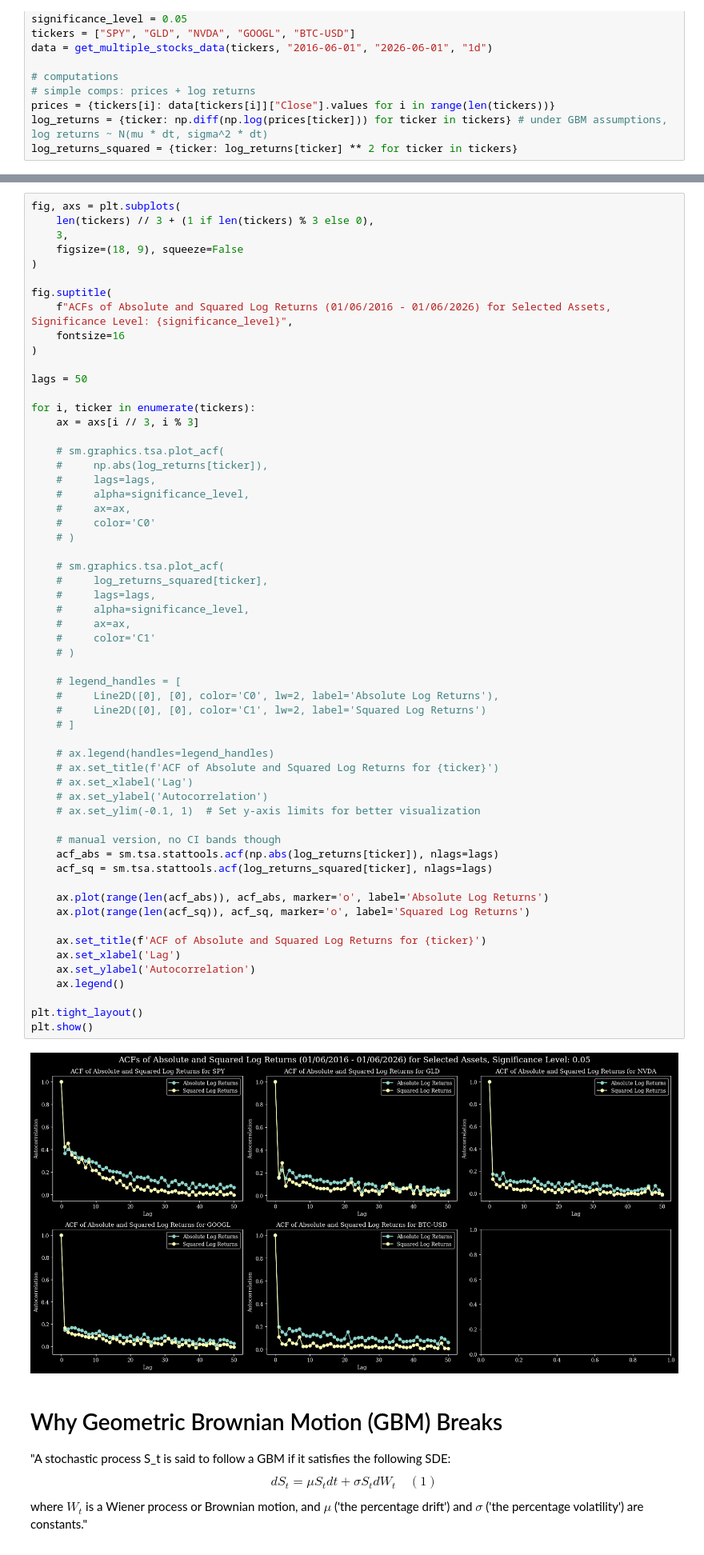
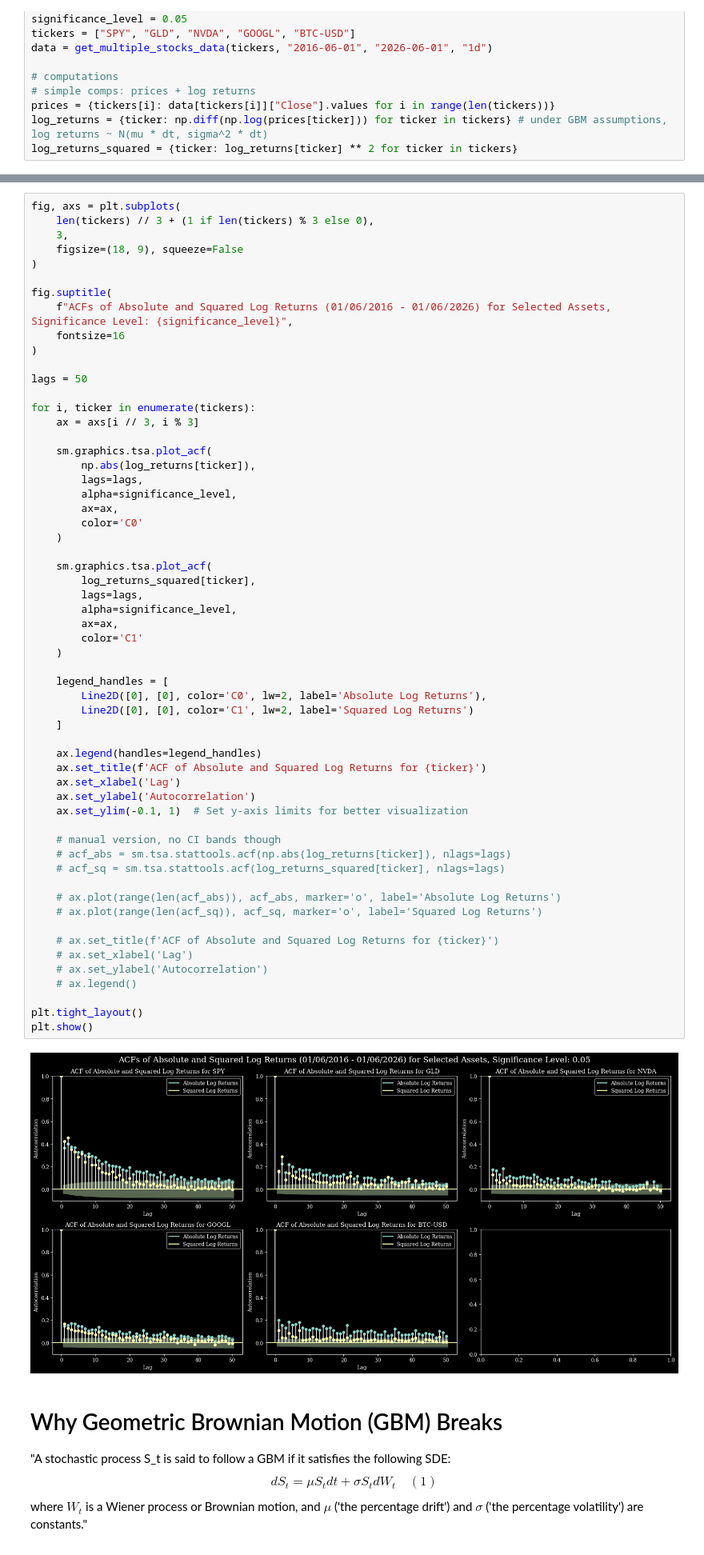
Before and after one commit to davidmandres/Risk-Engine, a Jupyter notebook: notebooks/01_stylized_facts.ipynb, the cells around one changed output, grey strips where cells are left out. Shown at 80% size. Cells and saved outputs as stored; diff of their text form.

```diff
--- a/notebooks/01_stylized_facts.ipynb
+++ b/notebooks/01_stylized_facts.ipynb
@@ -69,63 +69,63 @@ plt.show()
 # %%
 fig, axs = plt.subplots(
     len(tickers) // 3 + (1 if len(tickers) % 3 else 0),
     3,
     figsize=(18, 9), squeeze=False
 )
 
 fig.suptitle(
     f"ACFs of Absolute and Squared Log Returns (01/06/2016 - 01/06/2026) for Selected Assets, Significance Level: {significance_level}",
     fontsize=16
 )
 
 lags = 50
 
 for i, ticker in enumerate(tickers):
     ax = axs[i // 3, i % 3]
 
-    # sm.graphics.tsa.plot_acf(
-    #     np.abs(log_returns[ticker]),
-    #     lags=lags,
-    #     alpha=significance_level,
-    #     ax=ax,
-    #     color='C0'
-    # )
+    sm.graphics.tsa.plot_acf(
+        np.abs(log_returns[ticker]),
+        lags=lags,
+        alpha=significance_level,
+        ax=ax,
+        color='C0'
+    )
 
-    # sm.graphics.tsa.plot_acf(
-    #     log_returns_squared[ticker],
-    #     lags=lags,
-    #     alpha=significance_level,
-    #     ax=ax,
-    #     color='C1'
-    # )
+    sm.graphics.tsa.plot_acf(
+        log_returns_squared[ticker],
+        lags=lags,
+        alpha=significance_level,
+        ax=ax,
+        color='C1'
+    )
 
-    # legend_handles = [
-    #     Line2D([0], [0], color='C0', lw=2, label='Absolute Log Returns'),
-    #     Line2D([0], [0], color='C1', lw=2, label='Squared Log Returns')
-    # ]
+    legend_handles = [
+        Line2D([0], [0], color='C0', lw=2, label='Absolute Log Returns'),
+        Line2D([0], [0], color='C1', lw=2, label='Squared Log Returns')
+    ]
 
-    # ax.legend(handles=legend_handles)
+    ax.legend(handles=legend_handles)
+    ax.set_title(f'ACF of Absolute and Squared Log Returns for {ticker}')
+    ax.set_xlabel('Lag')
+    ax.set_ylabel('Autocorrelation')
+    ax.set_ylim(-0.1, 1)  # Set y-axis limits for better visualization
+
+    # manual version, no CI bands though
+    # acf_abs = sm.tsa.stattools.acf(np.abs(log_returns[ticker]), nlags=lags)
+    # acf_sq = sm.tsa.stattools.acf(log_returns_squared[ticker], nlags=lags)
+
+    # ax.plot(range(len(acf_abs)), acf_abs, marker='o', label='Absolute Log Returns')
+    # ax.plot(range(len(acf_sq)), acf_sq, marker='o', label='Squared Log Returns')
+
     # ax.set_title(f'ACF of Absolute and Squared Log Returns for {ticker}')
     # ax.set_xlabel('Lag')
     # ax.set_ylabel('Autocorrelation')
-    # ax.set_ylim(-0.1, 1)  # Set y-axis limits for better visualization
-
-    # manual version, no CI bands though
-    acf_abs = sm.tsa.stattools.acf(np.abs(log_returns[ticker]), nlags=lags)
-    acf_sq = sm.tsa.stattools.acf(log_returns_squared[ticker], nlags=lags)
-
-    ax.plot(range(len(acf_abs)), acf_abs, marker='o', label='Absolute Log Returns')
-    ax.plot(range(len(acf_sq)), acf_sq, marker='o', label='Squared Log Returns')
-
-    ax.set_title(f'ACF of Absolute and Squared Log Returns for {ticker}')
-    ax.set_xlabel('Lag')
-    ax.set_ylabel('Autocorrelation')
-    ax.legend()
+    # ax.legend()
 
 plt.tight_layout()
 plt.show()
 # %% [output]
-[figure, old version]
+[figure, new version]
 # %% [markdown]
 # Why Geometric Brownian Motion (GBM) Breaks
 "A stochastic process S_t is said to follow a GBM if it satisfies the following SDE:
```
Also changed, not shown: parts of 1 cell of this notebook, 2 other files.
